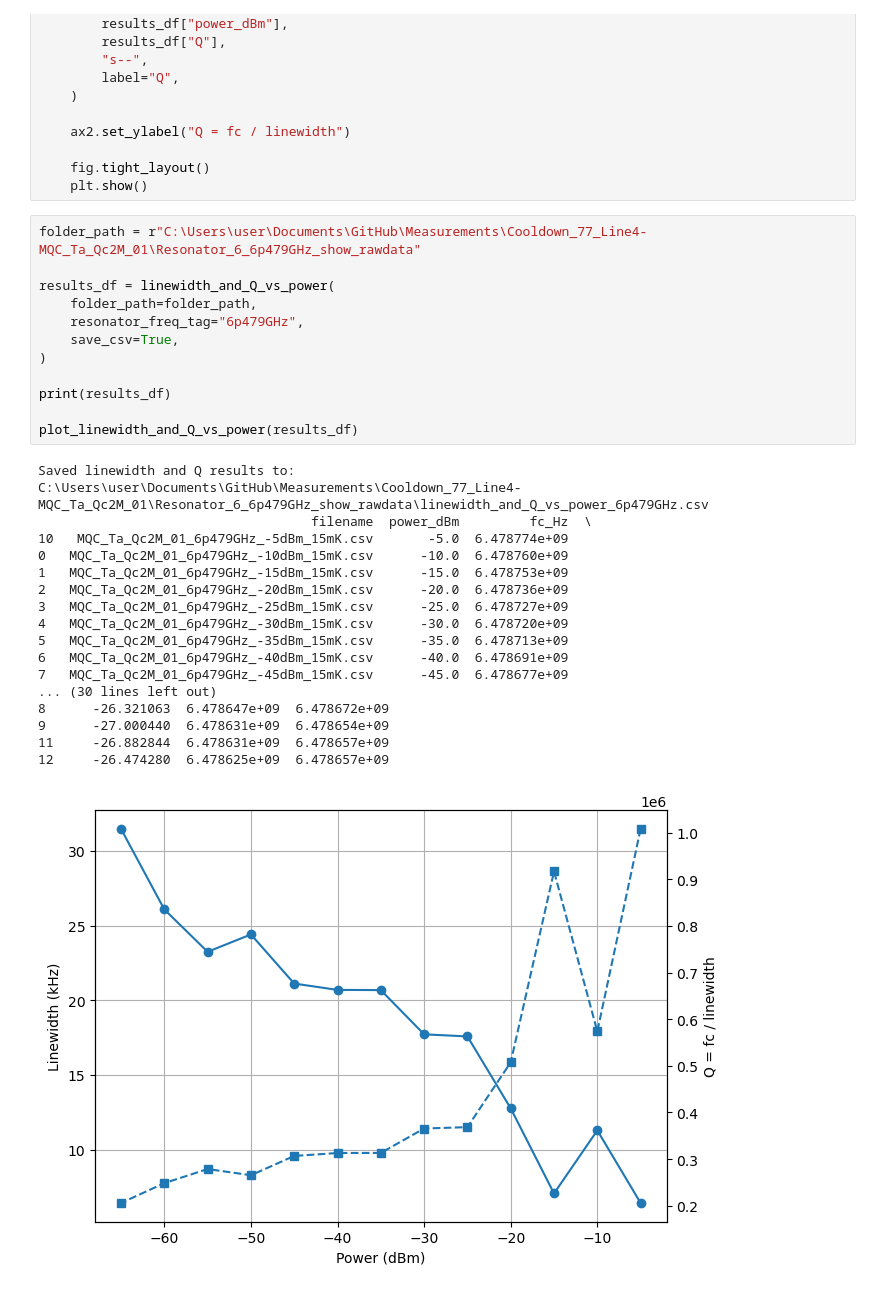
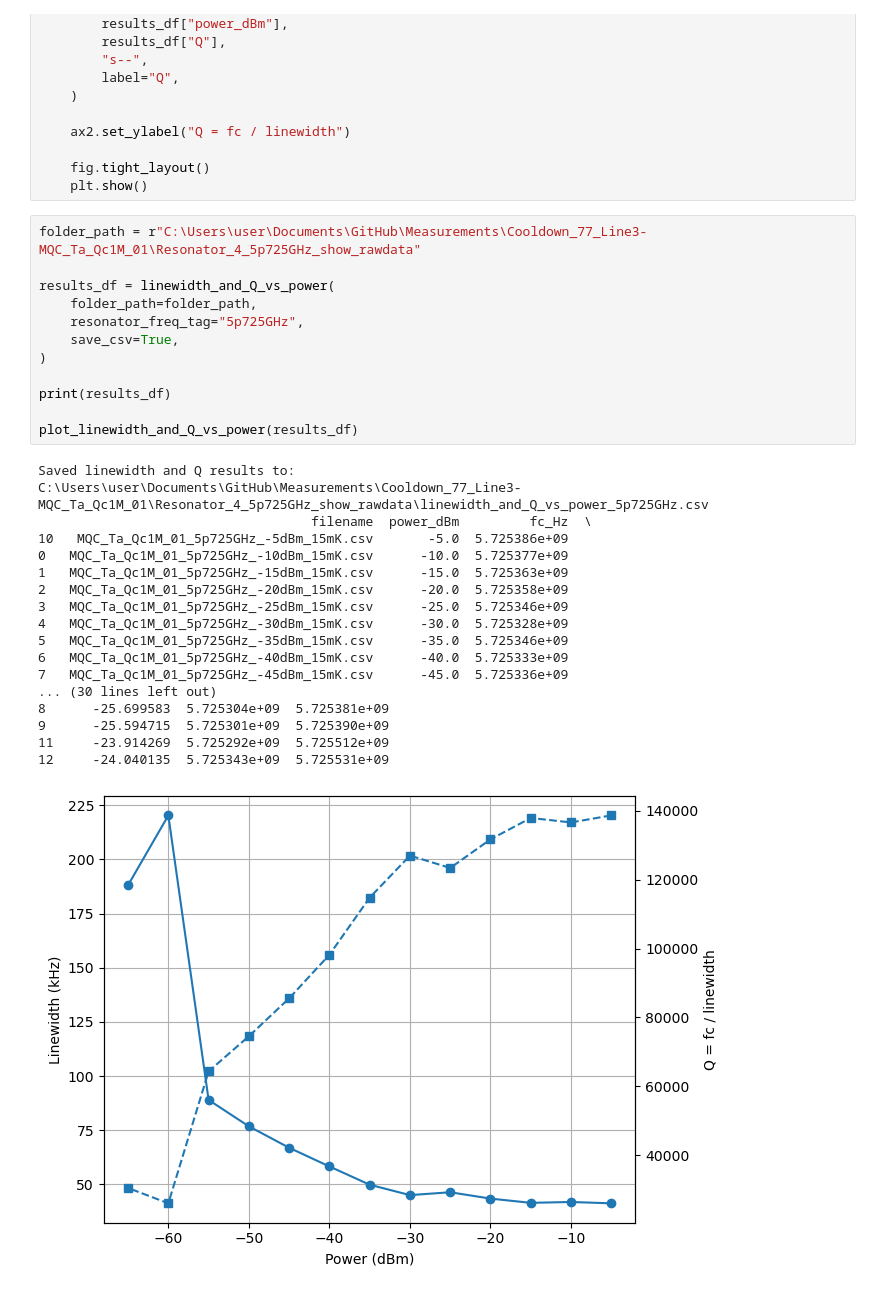
Before and after one commit to WeiRenSyong/Arrange_VNA_Data, a Jupyter notebook: Manual_DCM_Fit.ipynb, the cells around one changed output. Saved outputs shown, nothing was run; the diff lists cells and outputs as text.

```diff
--- a/Manual_DCM_Fit.ipynb
+++ b/Manual_DCM_Fit.ipynb
@@ -844,33 +844,33 @@ def plot_linewidth_and_Q_vs_power(results_df):
     fig.tight_layout()
     plt.show()
 # %%
-folder_path = r"C:\Users\user\Documents\GitHub\Measurements\Cooldown_77_Line4-MQC_Ta_Qc2M_01\Resonator_6_6p479GHz_show_rawdata"
+folder_path = r"C:\Users\user\Documents\GitHub\Measurements\Cooldown_77_Line3-MQC_Ta_Qc1M_01\Resonator_4_5p725GHz_show_rawdata"
 
 results_df = linewidth_and_Q_vs_power(
     folder_path=folder_path,
-    resonator_freq_tag="6p479GHz",
+    resonator_freq_tag="5p725GHz",
     save_csv=True,
 )
 
 print(results_df)
 
 plot_linewidth_and_Q_vs_power(results_df)
 # %% [output]
 Saved linewidth and Q results to:
-C:\Users\user\Documents\GitHub\Measurements\Cooldown_77_Line4-MQC_Ta_Qc2M_01\Resonator_6_6p479GHz_show_rawdata\linewidth_and_Q_vs_power_6p479GHz.csv
+C:\Users\user\Documents\GitHub\Measurements\Cooldown_77_Line3-MQC_Ta_Qc1M_01\Resonator_4_5p725GHz_show_rawdata\linewidth_and_Q_vs_power_5p725GHz.csv
                                    filename  power_dBm         fc_Hz  \
-10   MQC_Ta_Qc2M_01_6p479GHz_-5dBm_15mK.csv       -5.0  6.478774e+09
-0   MQC_Ta_Qc2M_01_6p479GHz_-10dBm_15mK.csv      -10.0  6.478760e+09
-1   MQC_Ta_Qc2M_01_6p479GHz_-15dBm_15mK.csv      -15.0  6.478753e+09
-2   MQC_Ta_Qc2M_01_6p479GHz_-20dBm_15mK.csv      -20.0  6.478736e+09
-3   MQC_Ta_Qc2M_01_6p479GHz_-25dBm_15mK.csv      -25.0  6.478727e+09
-4   MQC_Ta_Qc2M_01_6p479GHz_-30dBm_15mK.csv      -30.0  6.478720e+09
-5   MQC_Ta_Qc2M_01_6p479GHz_-35dBm_15mK.csv      -35.0  6.478713e+09
-6   MQC_Ta_Qc2M_01_6p479GHz_-40dBm_15mK.csv      -40.0  6.478691e+09
-7   MQC_Ta_Qc2M_01_6p479GHz_-45dBm_15mK.csv      -45.0  6.478677e+09
+10   MQC_Ta_Qc1M_01_5p725GHz_-5dBm_15mK.csv       -5.0  5.725386e+09
+0   MQC_Ta_Qc1M_01_5p725GHz_-10dBm_15mK.csv      -10.0  5.725377e+09
+1   MQC_Ta_Qc1M_01_5p725GHz_-15dBm_15mK.csv      -15.0  5.725363e+09
+2   MQC_Ta_Qc1M_01_5p725GHz_-20dBm_15mK.csv      -20.0  5.725358e+09
+3   MQC_Ta_Qc1M_01_5p725GHz_-25dBm_15mK.csv      -25.0  5.725346e+09
+4   MQC_Ta_Qc1M_01_5p725GHz_-30dBm_15mK.csv      -30.0  5.725328e+09
+5   MQC_Ta_Qc1M_01_5p725GHz_-35dBm_15mK.csv      -35.0  5.725346e+09
+6   MQC_Ta_Qc1M_01_5p725GHz_-40dBm_15mK.csv      -40.0  5.725333e+09
+7   MQC_Ta_Qc1M_01_5p725GHz_-45dBm_15mK.csv      -45.0  5.725336e+09
 ... (30 lines left out)
-8      -26.321063  6.478647e+09  6.478672e+09
-9      -27.000440  6.478631e+09  6.478654e+09
-11     -26.882844  6.478631e+09  6.478657e+09
-12     -26.474280  6.478625e+09  6.478657e+09
+8      -25.699583  5.725304e+09  5.725381e+09
+9      -25.594715  5.725301e+09  5.725390e+09
+11     -23.914269  5.725292e+09  5.725512e+09
+12     -24.040135  5.725343e+09  5.725531e+09
-[figure, old version]
+[figure, new version]
```
Also changed, not shown: parts of 1 cell of this notebook.
